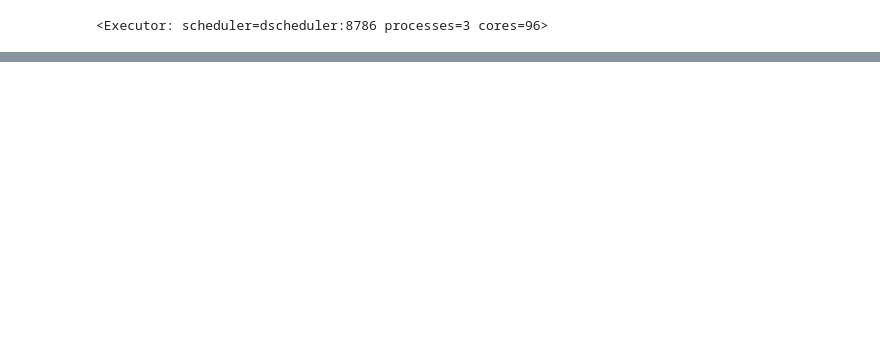
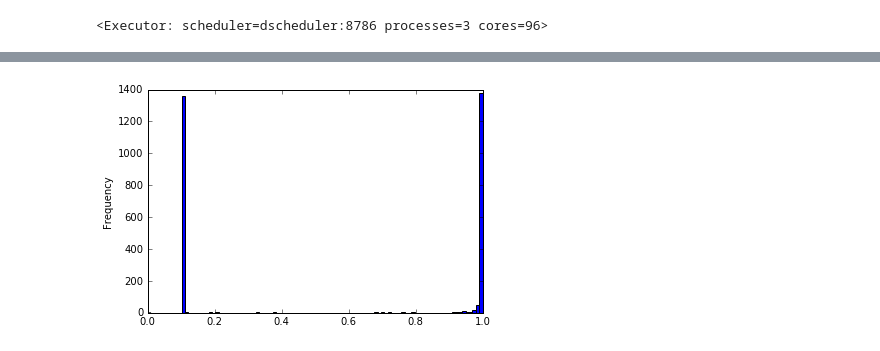
Before and after one commit to ogrisel/docker-distributed, a Jupyter notebook: examples/sklearn_parameter_search.ipynb, the cells around one changed output, grey strips where cells are left out. Saved outputs shown, nothing was run; the diff lists cells and outputs as text; code cells hidden in the pictures; blank space fills up the shorter version.

```diff
--- a/examples/sklearn_parameter_search.ipynb
+++ b/examples/sklearn_parameter_search.ipynb
@@ -278,0 +140,4 @@ Wall time: 5.26 s
+# %%
+ready['train_score'].plot(kind='hist', bins=np.linspace(0, 1, 100));
+# %% [output]
+[figure, added]
```
Also changed, not shown: parts of 57 cells of this notebook.
